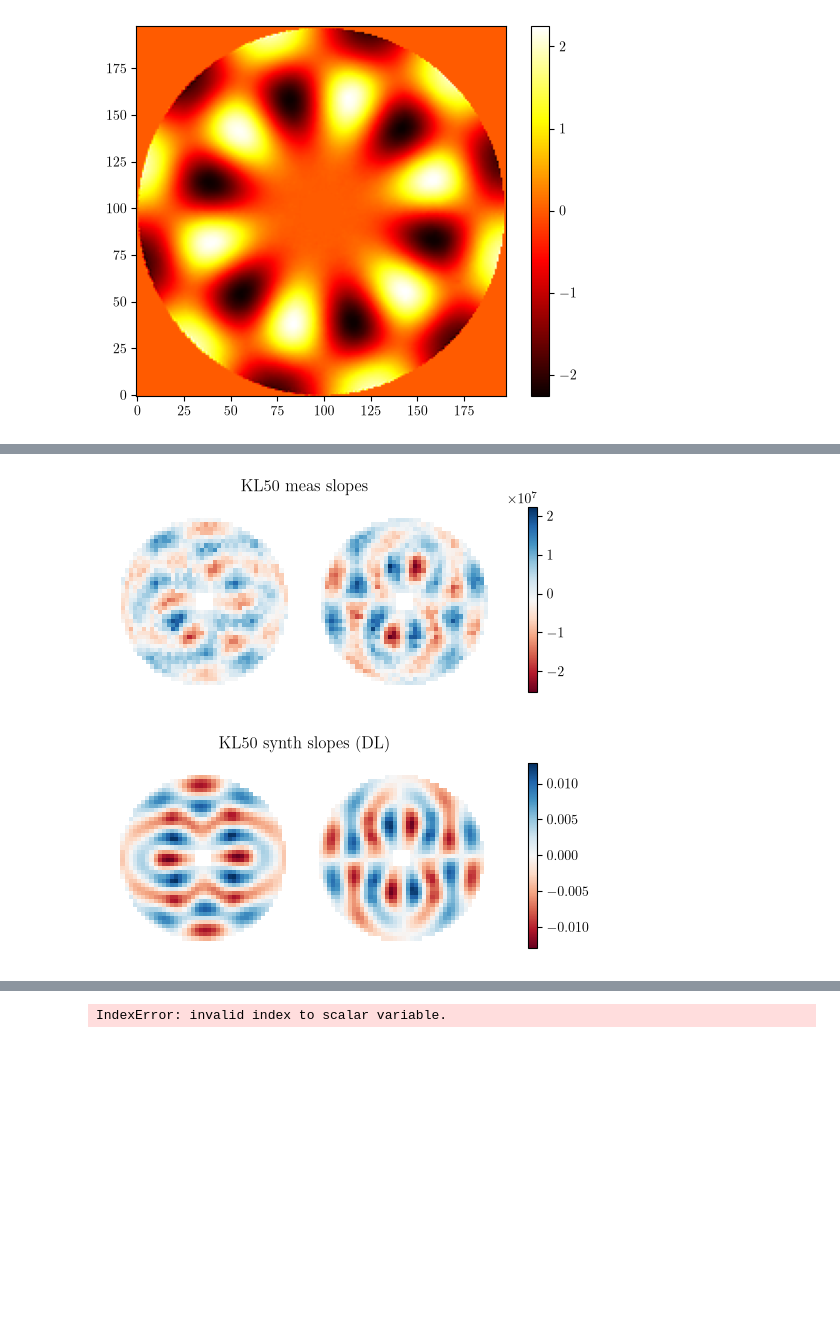
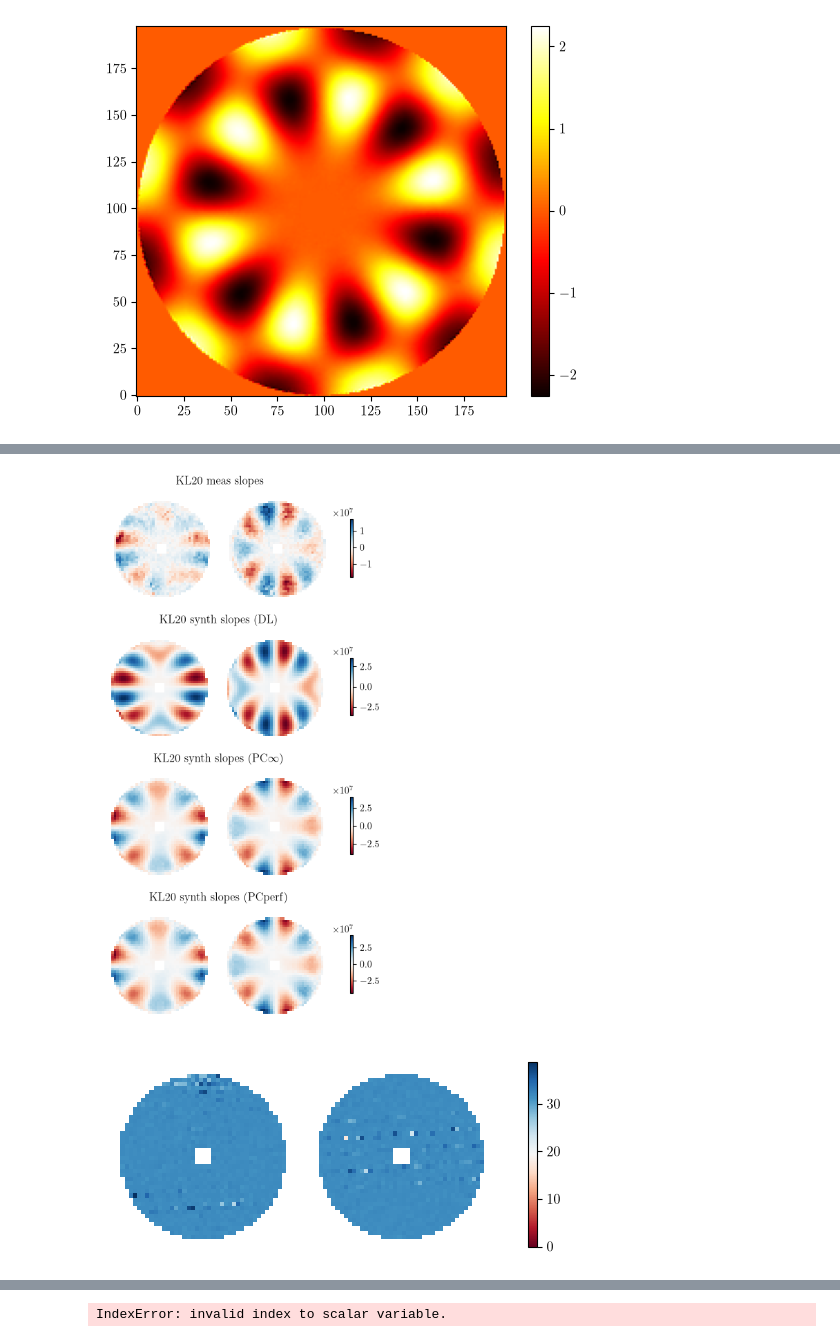
Before and after one commit to Menessao/SPECULA, a Jupyter notebook: config/ErrorBudget/SOULsx.ipynb, the cells around one changed output, grey strips where cells are left out. Cells and saved outputs as stored; diff of their text form; code cells hidden in the pictures; blank space fills up the shorter version.

```diff
--- a/config/ErrorBudget/SOULsx.ipynb
+++ b/config/ErrorBudget/SOULsx.ipynb
@@ -27,7 +27,7 @@ plt.rcParams.update({
 })
 plt.rcParams['image.origin'] = 'lower'
 # %%
-def show2d_slopes(slopes,npix=120,normalize:bool=False,title='',vmin=None,vmax=None,show=True,ppath='pyr_pupdata_40x40'):
+def show2d_slopes(slopes,npix=120,normalize:bool=False,title='',vmin=None,vmax=None,show=True,ppath='pyr_pupdata_40x40',newfig:bool=True):
     if normalize:
         slopes -= np.mean(slopes)
         slopes_rms = np.std(slopes)
@@ -47,7 +47,8 @@ def show2d_slopes(slopes,npix=120,normalize:bool=False,title='',vmin=None,vmax=N
         vmax = np.max(f2d)
 
     if show:
-        plt.figure()
+        if newfig:
+            plt.figure()
         plt.imshow(np.ma.masked_array(f2d,mask=np.abs(f2d)==0),origin='lower',cmap='RdBu',vmin=vmin,vmax=vmax)
         plt.ylim([12,60])
         plt.xlim([12,108])
@@ -105,28 +208,50 @@ plt.colorbar()
 # %%
-pyr_masks = fits.getdata('/raid1/mmenessini/calibration/SOUL/KLv30dx/pupils/lbt_pupmask_shift.fits').astype(bool)
-aux = fits.getdata('/raid1/mmenessini/calibration/SOUL/KLv32sx/im/pyr3.0_40x40_lbt_synim.fits') #pyr3.0_40x40_shift_im.fits') #
+pyr_masks = fits.getdata('/raid1/mmenessini/calibration/SOUL/KLv32sx/pupils/lbt_pupmask.fits').astype(bool) #/KLv30dx/pupils/lbt_pupmask_shift.fits').astype(bool)
+aux = fits.getdata('/raid1/mmenessini/calibration/SOUL/KLv32sx/im/pyr3.0_40x40_lbt_optsynim.fits') #pyr3.0_40x40_shift_im.fits') #
 optsynim = aux.copy()
 optsynim[:2512//2,:] = aux[2512//2:,:]*-1
 optsynim[2512//2:,:] = aux[:2512//2,:]
 
-tempim = fits.getdata('/raid1/mmenessini/calibration/SOUL/KLv32sx/data/Intmat_20250509_183420.fits')[:2512,:]
+aux = fits.getdata('/raid1/mmenessini/calibration/SOUL/KLv32sx/im/pyr3.0_s1.0_synim_pcinf.fits')
+synim = aux.copy()
+synim[:2512//2,:] = aux[2512//2:,:]*-1
+synim[2512//2:,:] = aux[:2512//2,:]
+
+aux = fits.getdata('/raid1/mmenessini/calibration/SOUL/KLv32sx/im/pyr3.0_s1.0_synim_pcperf.fits')
+synimp = aux.copy()
+synimp[:2512//2,:] = aux[2512//2:,:]*-1
+synimp[2512//2:,:] = aux[:2512//2,:]
+
+
+tempim = fits.getdata('/raid1/mmenessini/calibration/SOUL/KLv32sx/im/pyr3.0_40x40_lbt_refim.fits')[:2512,:]
 pupids = fits.getdata('/raid1/mmenessini/calibration/SOUL/KLv30dx/pupils/pup_ids.fits')
 
 half_mask = pyr_masks[:60,:120].astype(bool)
-idx = 50
+idx = 20
 img = np.zeros(np.size(half_mask))
 img[half_mask.flatten()] = tempim[pupids,idx]
 img = img.reshape([60,120])
 
-plt.figure()
+plt.figure(figsize=(6,10))
+plt.subplot(4,1,2)
 plt.imshow(np.ma.masked_array(img,mask=img==0),origin='lower',cmap='RdBu')
 plt.colorbar(shrink=0.5)
 plt.ylim([12,60])
 plt.xlim([12,120-12-1])
 plt.axis('off')
 plt.title(f'KL{idx} meas slopes')
+plt.subplot(4,1,1)
+f2dopt=show2d_slopes(optsynim[:,idx]*4e+9,ppath='lbt_pupdata',title=f'KL{idx} synth slopes (DL)',newfig=False)
+plt.subplot(4,1,3)
+f2dopt=show2d_slopes(synim[:,idx]*4e+9,ppath='lbt_pupdata',title=f'KL{idx} synth slopes (PC'+r'$\infty$)',newfig=False)
+plt.subplot(4,1,4)
+f2dopt=show2d_slopes(synimp[:,idx]*4e+9,ppath='lbt_pupdata',title=f'KL{idx} synth slopes (PCperf)',newfig=False)
 
-f2dopt=show2d_slopes(optsynim[:,idx],ppath='lbt_pupdata',title=f'KL{idx} synth slopes (DL)')
+res_rms = np.sqrt(np.sum((tempim/np.std(tempim,axis=1)[:,None]-optsynim[:,:500]/np.std(optsynim[:,:500],axis=1)[:,None])**2,axis=1))
+f2dopt=show2d_slopes(res_rms,ppath='lbt_pupdata')
+
+# res_rms = np.sqrt(np.sum(optsynim[:,:500]**2,axis=1))
+# f2dopt=show2d_slopes(res_rms,ppath='lbt_pupdata')
 # %% [output]
-[figure, old version]
+[figure, new version]
-[figure, old version]
+[figure, new version]
```
Also changed, not shown: parts of 6 cells of this notebook, 8 other files.
